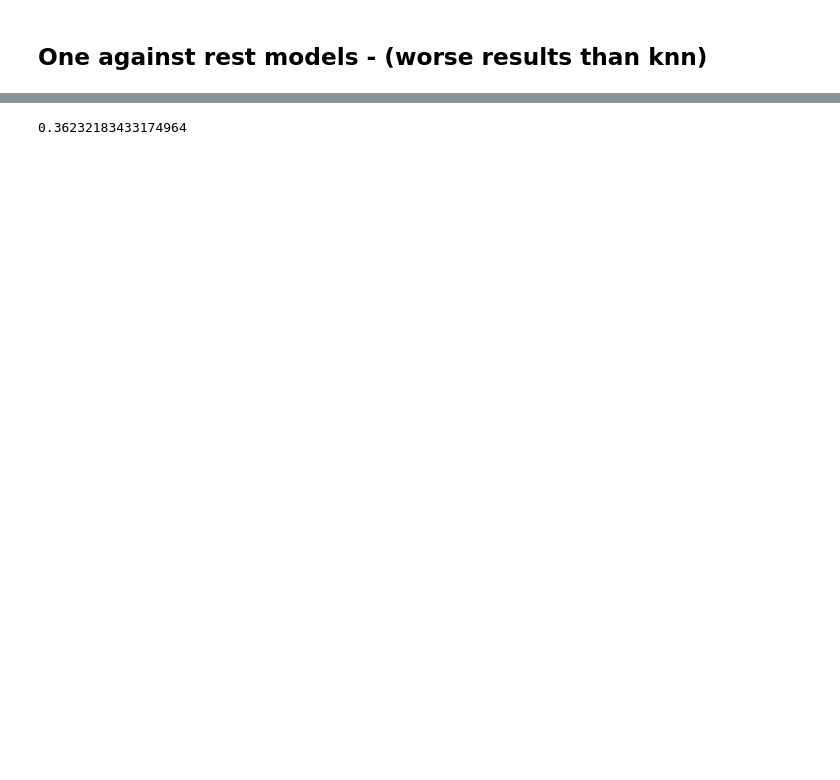
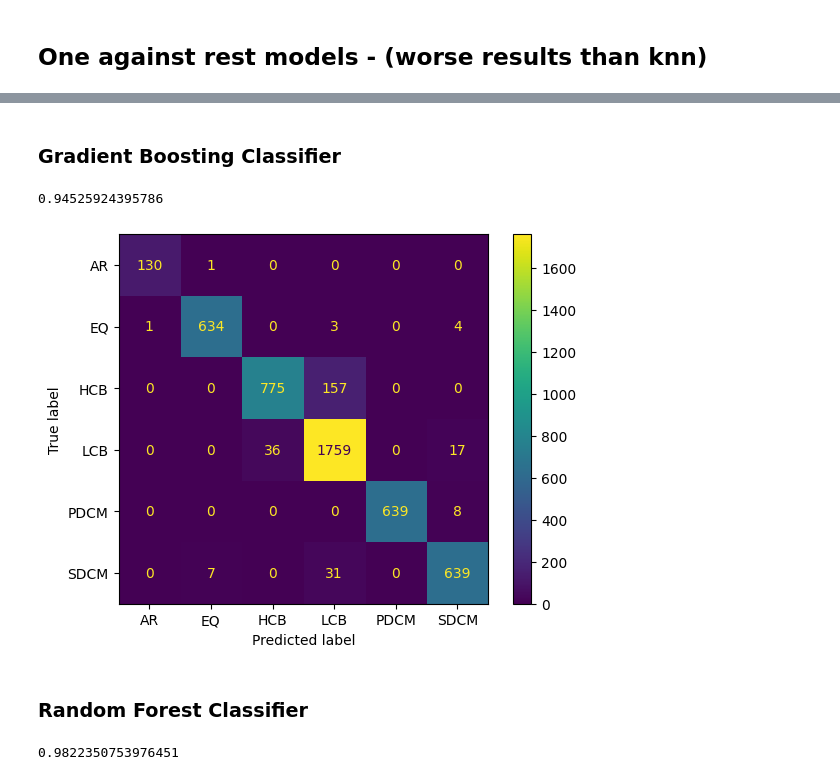
Before and after one commit to gnyirjesy/ocean-depth-characterization, a Jupyter notebook: preliminary_models/cluster_classification_gn.ipynb, the cells around one changed output, grey strips where cells are left out. Cells and saved outputs as stored; diff of their text form; code cells hidden in the pictures; blank space fills up the shorter version.

Commit message:
Clean up OneVsRestClassifier

```diff
--- a/preliminary_models/cluster_classification_gn.ipynb
+++ b/preliminary_models/cluster_classification_gn.ipynb
@@ -401,3 +376,0 @@ test_set_oh.head()
-# %%
-cluster_names = train_set_oh['cluster'].unique()
-cluster_names
@@ -742,4 +376,0 @@ test_set_eval.head()
-# %%
-accuracy_score(test_set_eval['cluster_num'], test_set_eval['max_value'])
-# %% [output]
-0.36232183433174964
@@ -745,0 +380,35 @@ accuracy_score(test_set_eval['cluster_num'], test_set_eval['max_value'])
+# %%
+# training a OneVsRest classifier without the month or elevation variable
+drop_cols = ['float','cluster','cycleNumber','date','lon_bin','lat_bin']
+index_col = 'float_cycle'
+train_set_subset_cols = train_set.set_index([index_col])
+test_set_subset_cols = test_set.set_index([index_col])
+y_train, y_test = train_set_subset_cols['cluster'], test_set_subset_cols['cluster']
+x_train, x_test = train_set_subset_cols.drop(drop_cols, axis=1), test_set_subset_cols.drop(drop_cols, axis=1)
+
+x_test = x_test[['day_of_year_rad', 'latitude', 'longitude', 'season']]
+x_train = x_train[['day_of_year_rad', 'latitude', 'longitude', 'season']]
+# %% [markdown]
+### Gradient Boosting Classifier
+# %%
+model = OneVsRestClassifier(GradientBoostingClassifier(random_state=0)).fit(x_train, y_train)
+preds = model.predict(x_test)
+model.score(x_test, y_test)
+# %% [output]
+0.94525924395786
+# %%
+cm = confusion_matrix(y_test, preds, labels=sorted(cluster_names))
+disp = ConfusionMatrixDisplay(confusion_matrix=cm, display_labels=sorted(cluster_names))
+# plt.subplot(1,2,1)
+disp.plot()
+plt.show()
+# %% [output]
+[figure, added]
+# %% [markdown]
+### Random Forest Classifier
+# %%
+model = OneVsRestClassifier(RandomForestClassifier(random_state=0)).fit(x_train, y_train)
+preds = model.predict(x_test)
+model.score(x_test, y_test)
+# %% [output]
+0.9822350753976451
```
Also changed, not shown: parts of 58 cells of this notebook.
